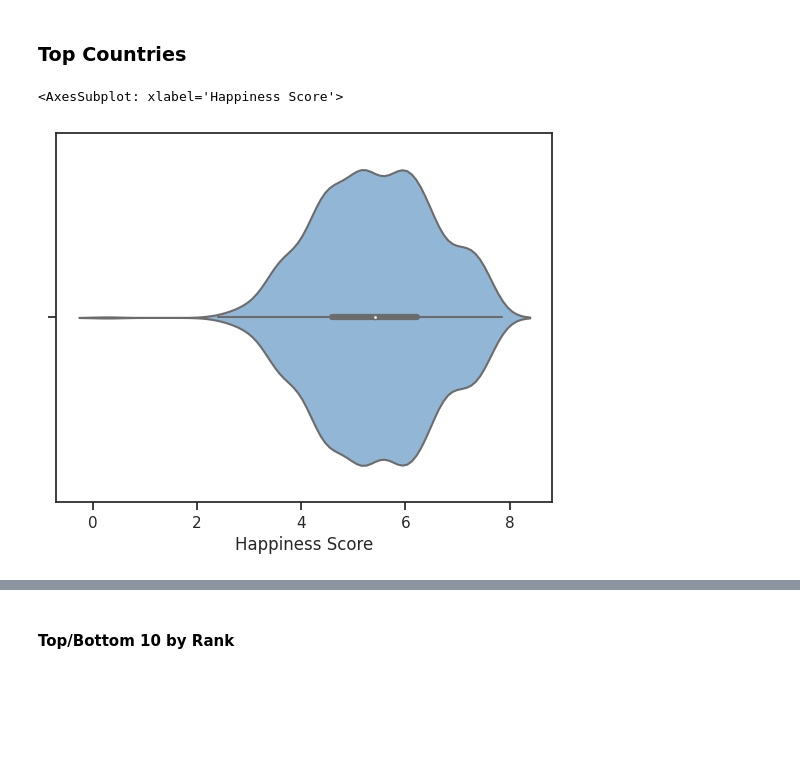
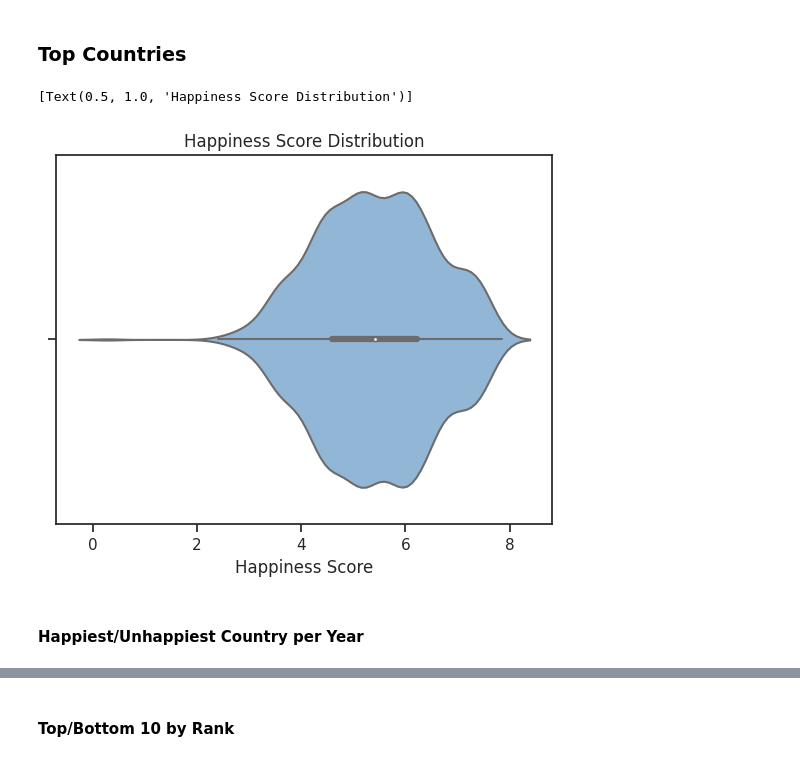
Before and after one commit to gabis96/ML-models-comparison, a Jupyter notebook: notebooks/3.exploratory_analysis.ipynb, the cells around one changed output, grey strips where cells are left out. Saved outputs shown, nothing was run; the diff lists cells and outputs as text; code cells hidden in the pictures; blank space fills up the shorter version.

```diff
--- a/notebooks/3.exploratory_analysis.ipynb
+++ b/notebooks/3.exploratory_analysis.ipynb
@@ -107,7 +115,9 @@ for i, key in enumerate(relevant_features):
 ### Top Countries
 # %%
 # How does the variable Hapinness Score behave?
-sns.violinplot(x=df["Happiness Score"])
+sns.violinplot(x=df["Happiness Score"]).set(title="Happiness Score Distribution")
 # %% [output]
-<AxesSubplot: xlabel='Happiness Score'>
+[Text(0.5, 1.0, 'Happiness Score Distribution')]
-[figure, old version]
+[figure, new version]
+# %% [markdown]
+#### Happiest/Unhappiest Country per Year
```
Also changed, not shown: parts of 14 cells of this notebook.
